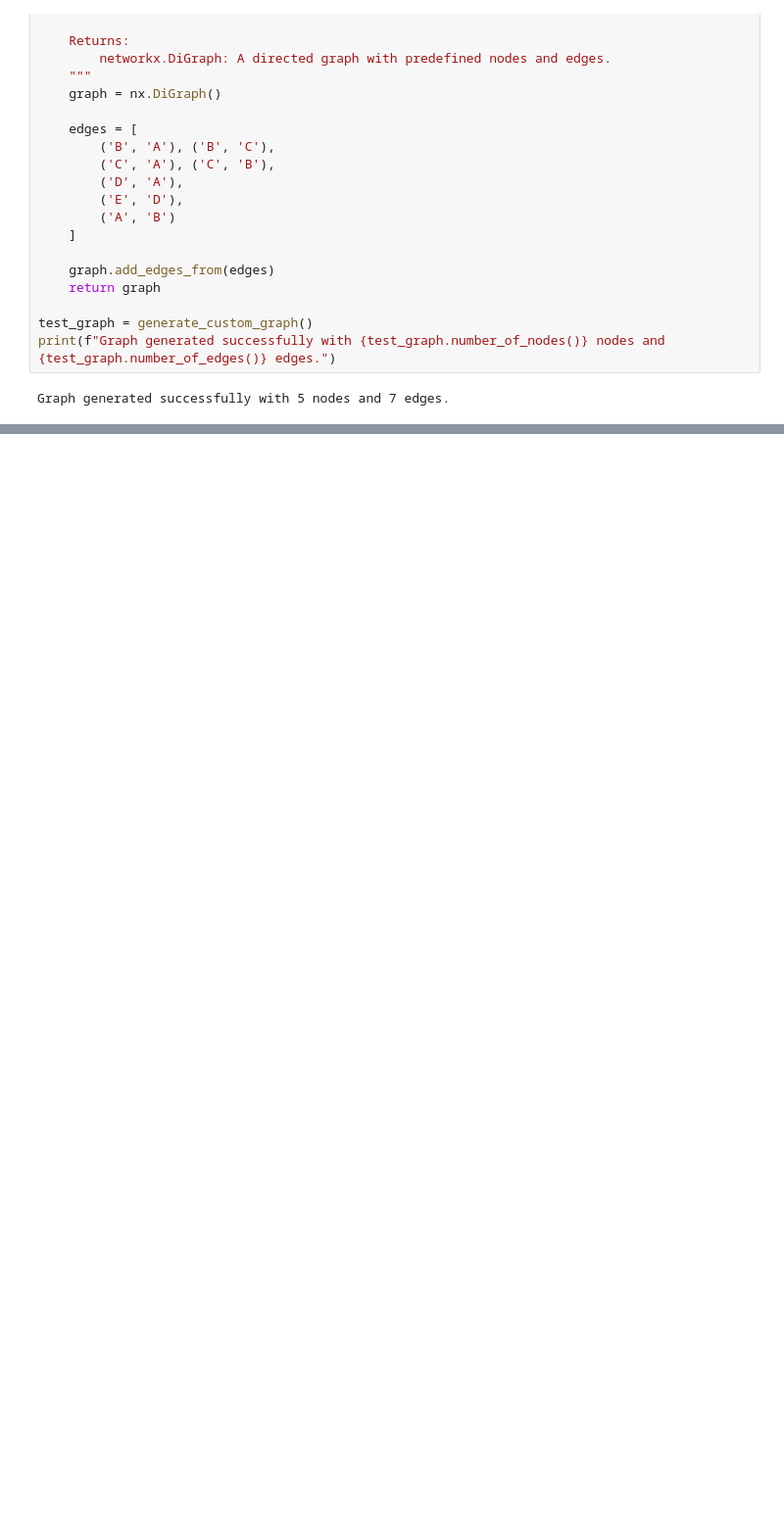
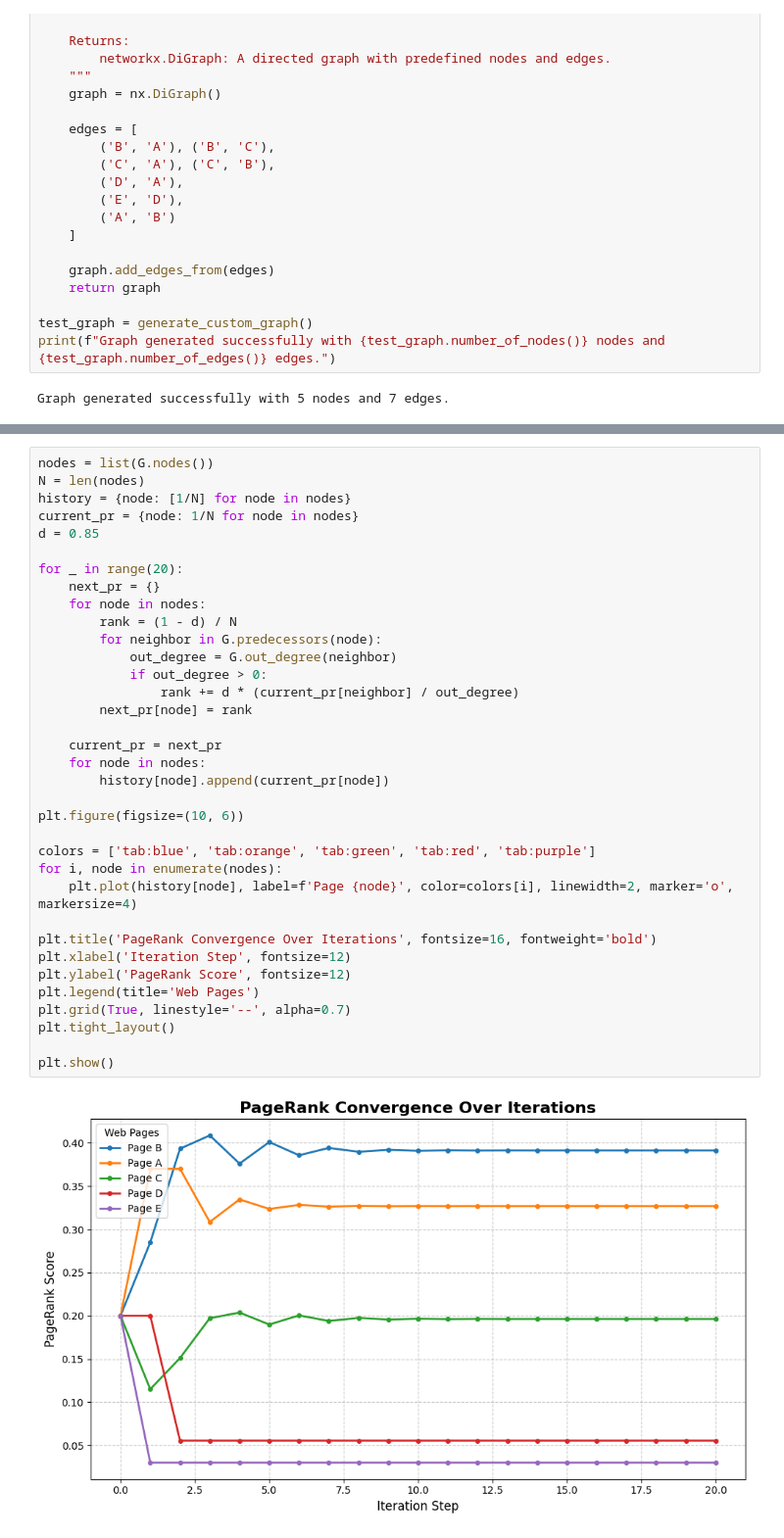
Before and after one commit to AlexGekov/PageRank-Algorithm, a Jupyter notebook: pagerank_analysis.ipynb, the cells around one changed output, grey strips where cells are left out. Shown at 98% size. Cells and saved outputs as stored; diff of their text form; blank space fills up the shorter version.

Commit message:
Add matplotlib visualization to track PageRank score convergence over iterations

```diff
--- a/pagerank_analysis.ipynb
+++ b/pagerank_analysis.ipynb
@@ -314,0 +321,37 @@ Graph generated successfully with 5 nodes and 7 edges.
+# %%
+nodes = list(G.nodes())
+N = len(nodes)
+history = {node: [1/N] for node in nodes}
+current_pr = {node: 1/N for node in nodes}
+d = 0.85
+
+for _ in range(20):
+    next_pr = {}
+    for node in nodes:
+        rank = (1 - d) / N
+        for neighbor in G.predecessors(node):
+            out_degree = G.out_degree(neighbor)
+            if out_degree > 0:
+                rank += d * (current_pr[neighbor] / out_degree)
+        next_pr[node] = rank
+
+    current_pr = next_pr
+    for node in nodes:
+        history[node].append(current_pr[node])
+
+plt.figure(figsize=(10, 6))
+
+colors = ['tab:blue', 'tab:orange', 'tab:green', 'tab:red', 'tab:purple']
+for i, node in enumerate(nodes):
+    plt.plot(history[node], label=f'Page {node}', color=colors[i], linewidth=2, marker='o', markersize=4)
+
+plt.title('PageRank Convergence Over Iterations', fontsize=16, fontweight='bold')
+plt.xlabel('Iteration Step', fontsize=12)
+plt.ylabel('PageRank Score', fontsize=12)
+plt.legend(title='Web Pages')
+plt.grid(True, linestyle='--', alpha=0.7)
+plt.tight_layout()
+
+plt.show()
+# %% [output]
+[figure, added]
```
Also changed, not shown: parts of 1 cell of this notebook.
